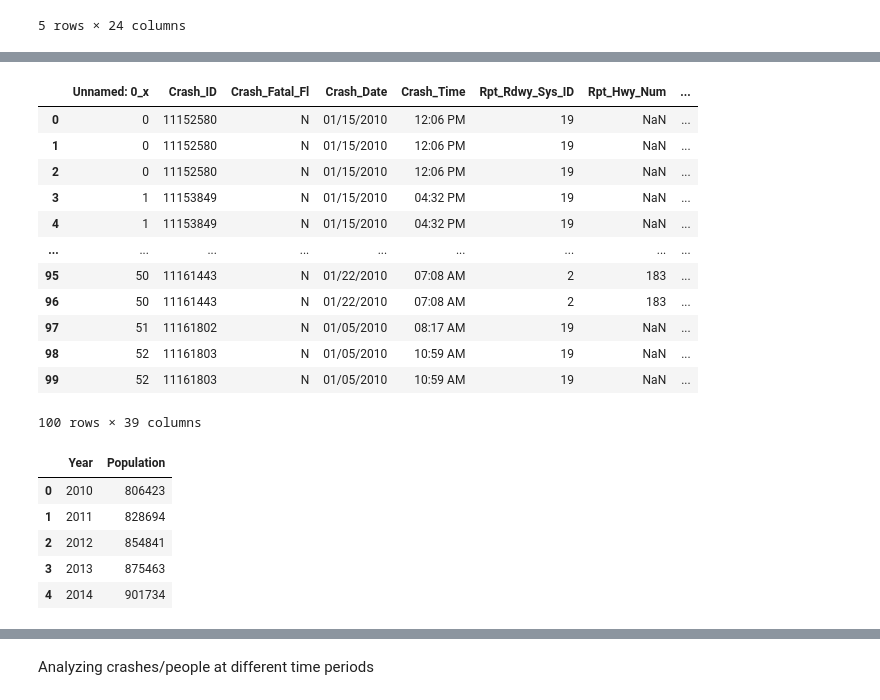
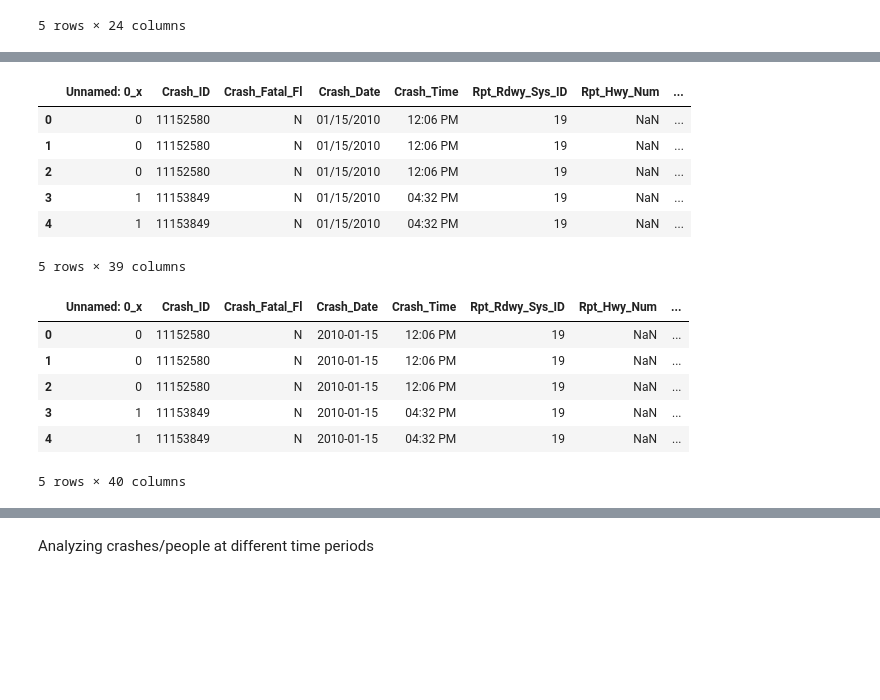
Before and after one commit to rmmeade/Data-Mgmt-Project, a Jupyter notebook: Cleaned Data and Source Code/Demographics.ipynb, the cells around one changed output, grey strips where cells are left out. Saved outputs shown, nothing was run; the diff lists cells and outputs as text; code cells hidden in the pictures; blank space fills up the shorter version.

```diff
--- a/Cleaned Data and Source Code/Demographics.ipynb
+++ b/Cleaned Data and Source Code/Demographics.ipynb
@@ -48,20 +42,14 @@ p_person.head(100)
 merged = crash.merge(p_person, left_on='Crash_ID', right_on='Crash_ID')
 # %%
-merged.head(100)
+merged.head()
 # %% [output]
 |  | Unnamed: 0_x | Crash_ID | Crash_Fatal_Fl | Crash_Date | Crash_Time | Rpt_Rdwy_Sys_ID | Rpt_Hwy_Num | ... |
 | 0 | 0 | 11152580 | N | 01/15/2010 | 12:06 PM | 19 | NaN | ... |
 | 1 | 0 | 11152580 | N | 01/15/2010 | 12:06 PM | 19 | NaN | ... |
 | 2 | 0 | 11152580 | N | 01/15/2010 | 12:06 PM | 19 | NaN | ... |
 | 3 | 1 | 11153849 | N | 01/15/2010 | 04:32 PM | 19 | NaN | ... |
 | 4 | 1 | 11153849 | N | 01/15/2010 | 04:32 PM | 19 | NaN | ... |
-| ... | ... | ... | ... | ... | ... | ... | ... | ... |
-| 95 | 50 | 11161443 | N | 01/22/2010 | 07:08 AM | 2 | 183 | ... |
-| 96 | 50 | 11161443 | N | 01/22/2010 | 07:08 AM | 2 | 183 | ... |
-| 97 | 51 | 11161802 | N | 01/05/2010 | 08:17 AM | 19 | NaN | ... |
-| 98 | 52 | 11161803 | N | 01/05/2010 | 10:59 AM | 19 | NaN | ... |
-| 99 | 52 | 11161803 | N | 01/05/2010 | 10:59 AM | 19 | NaN | ... |
-100 rows × 39 columns
+5 rows × 39 columns
 # %%
 #Export merged file to csv before transformations to have a backup
 #merged.to_csv('demographic.csv')
@@ -70,9 +70,10 @@ au_pop = pd.read_csv('AustinPop.csv')
 # %%
-au_pop.head()
+merged.head()
 # %% [output]
-|  | Year | Population |
-| 0 | 2010 | 806423 |
-| 1 | 2011 | 828694 |
-| 2 | 2012 | 854841 |
-| 3 | 2013 | 875463 |
-| 4 | 2014 | 901734 |
+|  | Unnamed: 0_x | Crash_ID | Crash_Fatal_Fl | Crash_Date | Crash_Time | Rpt_Rdwy_Sys_ID | Rpt_Hwy_Num | ... |
+| 0 | 0 | 11152580 | N | 2010-01-15 | 12:06 PM | 19 | NaN | ... |
+| 1 | 0 | 11152580 | N | 2010-01-15 | 12:06 PM | 19 | NaN | ... |
+| 2 | 0 | 11152580 | N | 2010-01-15 | 12:06 PM | 19 | NaN | ... |
+| 3 | 1 | 11153849 | N | 2010-01-15 | 04:32 PM | 19 | NaN | ... |
+| 4 | 1 | 11153849 | N | 2010-01-15 | 04:32 PM | 19 | NaN | ... |
+5 rows × 40 columns
```
Also changed, not shown: parts of 29 cells of this notebook, 1 other file.
